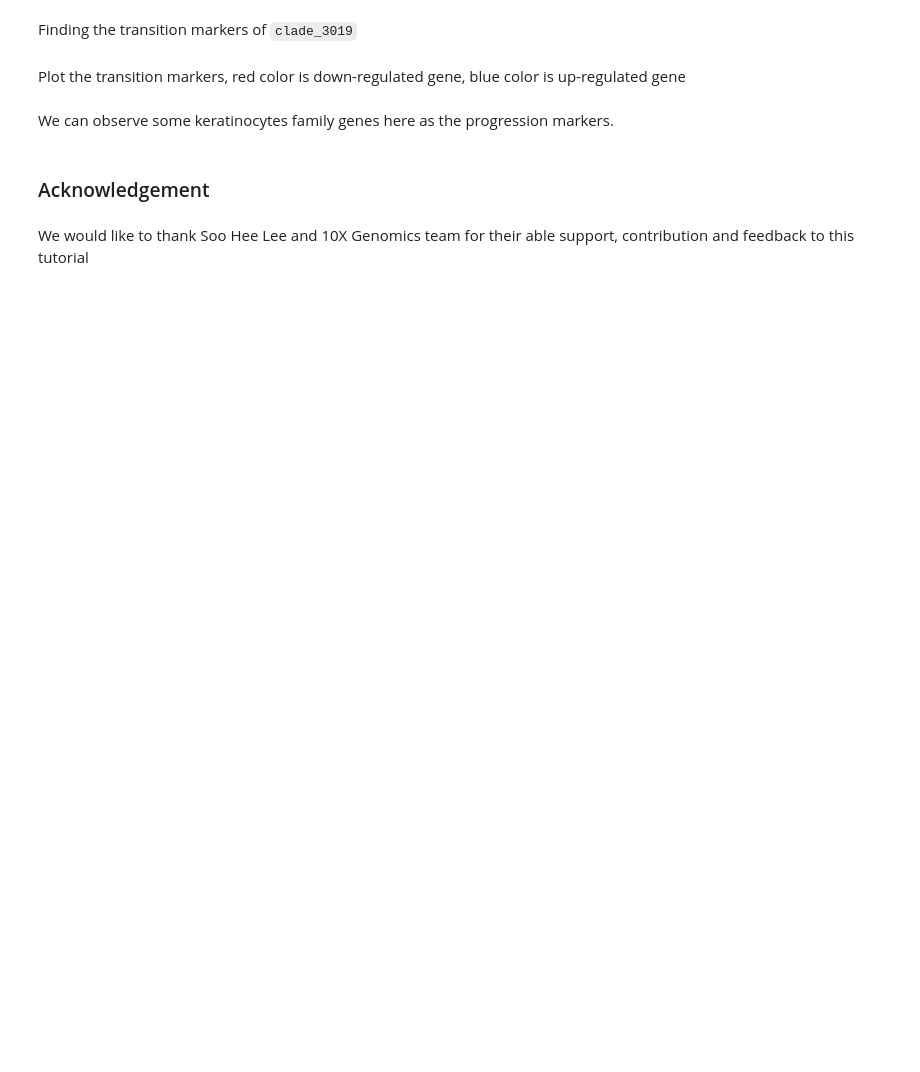
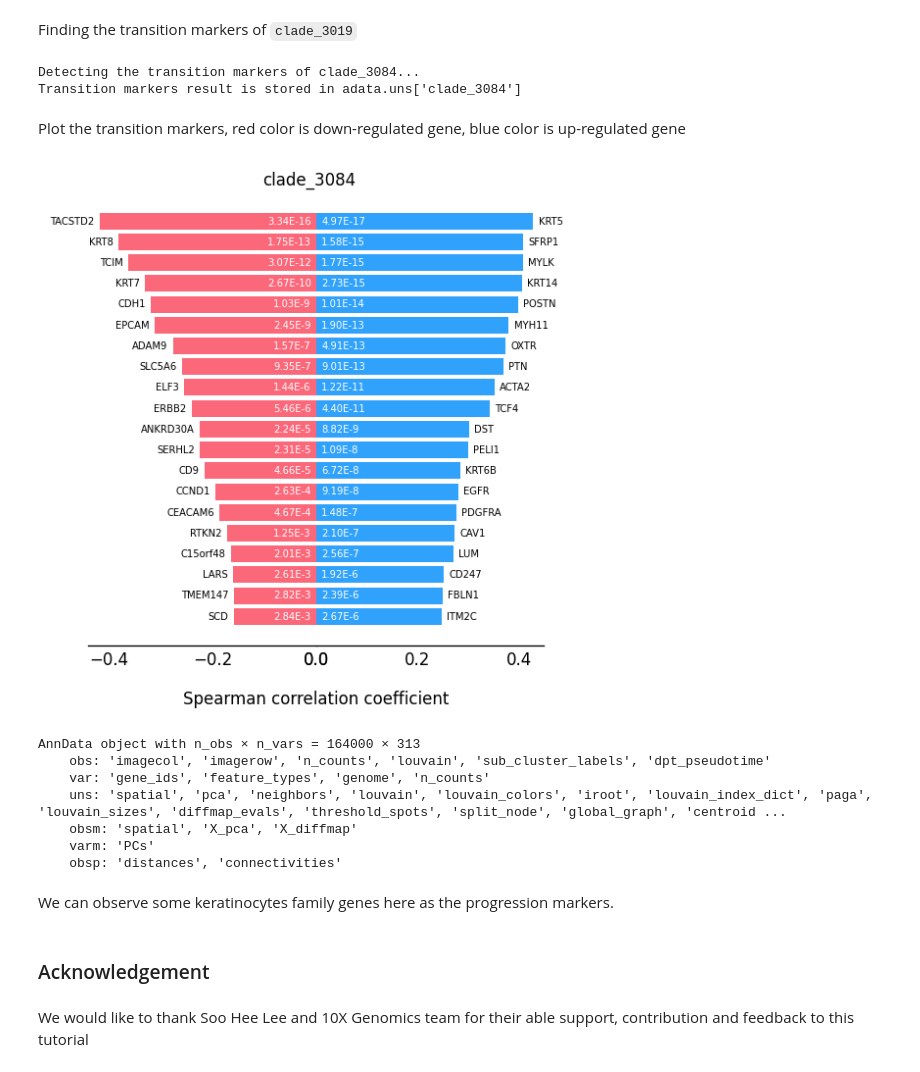
Before and after one commit to GenomicsMachineLearning/stLearn-tutorials, a Jupyter notebook: notebooks/pseudotime_space_xenium.ipynb, the cells around one changed output. Cells and saved outputs as stored; diff of their text form; code cells hidden in the pictures; blank space fills up the shorter version.

```diff
--- a/notebooks/pseudotime_space_xenium.ipynb
+++ b/notebooks/pseudotime_space_xenium.ipynb
@@ -145,12 +220,24 @@ st.pl.cluster_plot(
 # %% [markdown]
 Finding the transition markers of `clade_3019`
 # %%
-st.spatial.trajectory.detect_transition_markers_clades(adata, clade=3019, use_raw_count=False, cutoff_spearman=0.1)
+st.spatial.trajectory.detect_transition_markers_clades(adata, clade=3084, use_raw_count=False, cutoff_spearman=0.1)
+# %% [output]
+Detecting the transition markers of clade_3084...
+Transition markers result is stored in adata.uns['clade_3084']
 # %% [markdown]
 Plot the transition markers, red color is down-regulated gene, blue color is up-regulated gene
 # %%
 plt.rcParams["figure.figsize"] = (5, 5)
-st.pl.trajectory.transition_markers_plot(adata, top_genes=20, trajectory="clade_3019")
+st.pl.trajectory.transition_markers_plot(adata, top_genes=20, trajectory="clade_3084")
+# %% [output]
+[figure, added]
+AnnData object with n_obs × n_vars = 164000 × 313
+    obs: 'imagecol', 'imagerow', 'n_counts', 'louvain', 'sub_cluster_labels', 'dpt_pseudotime'
+    var: 'gene_ids', 'feature_types', 'genome', 'n_counts'
+    uns: 'spatial', 'pca', 'neighbors', 'louvain', 'louvain_colors', 'iroot', 'louvain_index_dict', 'paga', 'louvain_sizes', 'diffmap_evals', 'threshold_spots', 'split_node', 'global_graph', 'centroid ...
+    obsm: 'spatial', 'X_pca', 'X_diffmap'
+    varm: 'PCs'
+    obsp: 'distances', 'connectivities'
 # %% [markdown]
 We can observe some keratinocytes family genes here as the progression markers.
 # %% [markdown]
```
Also changed, not shown: parts of 14 cells of this notebook, 6 other files.
